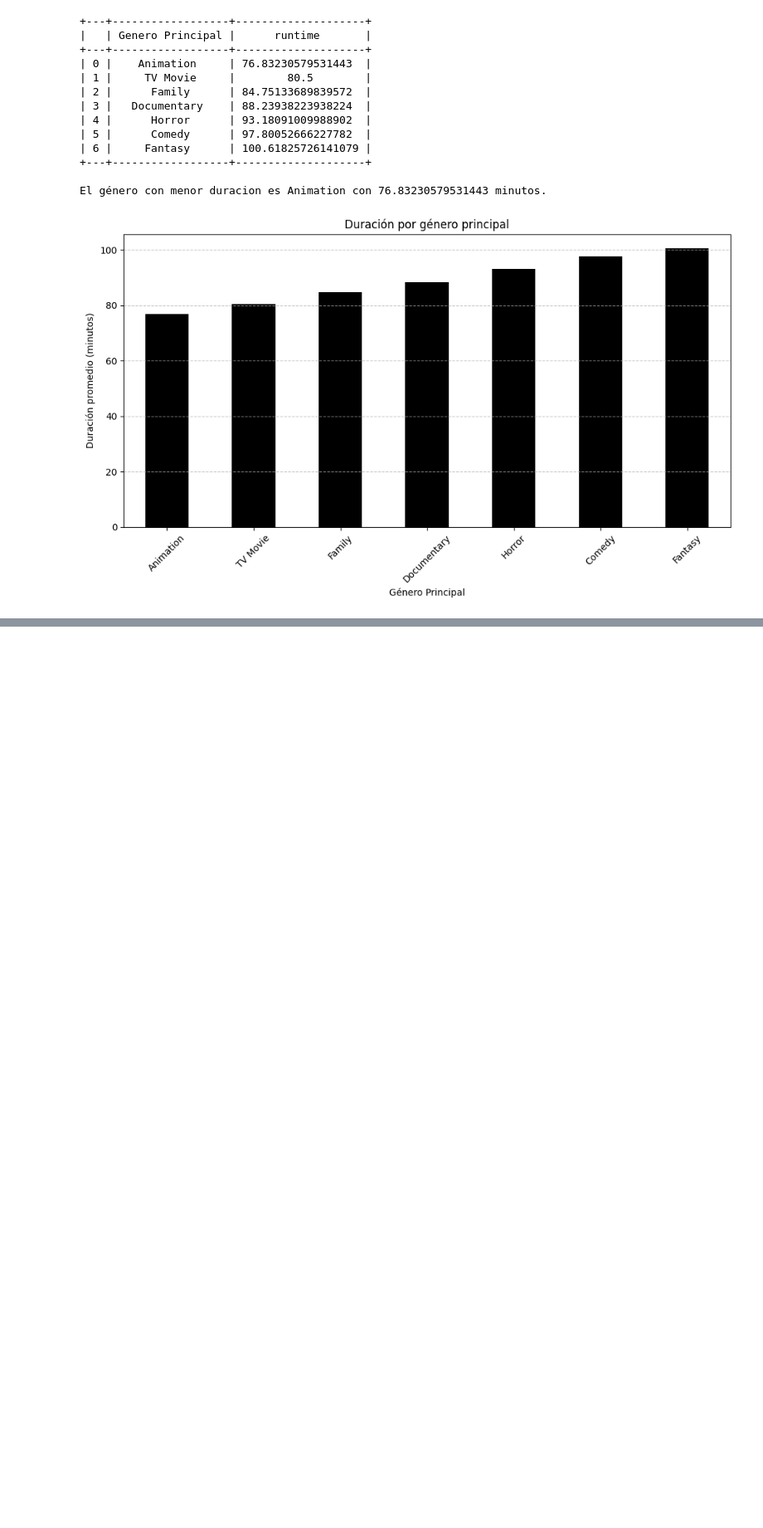
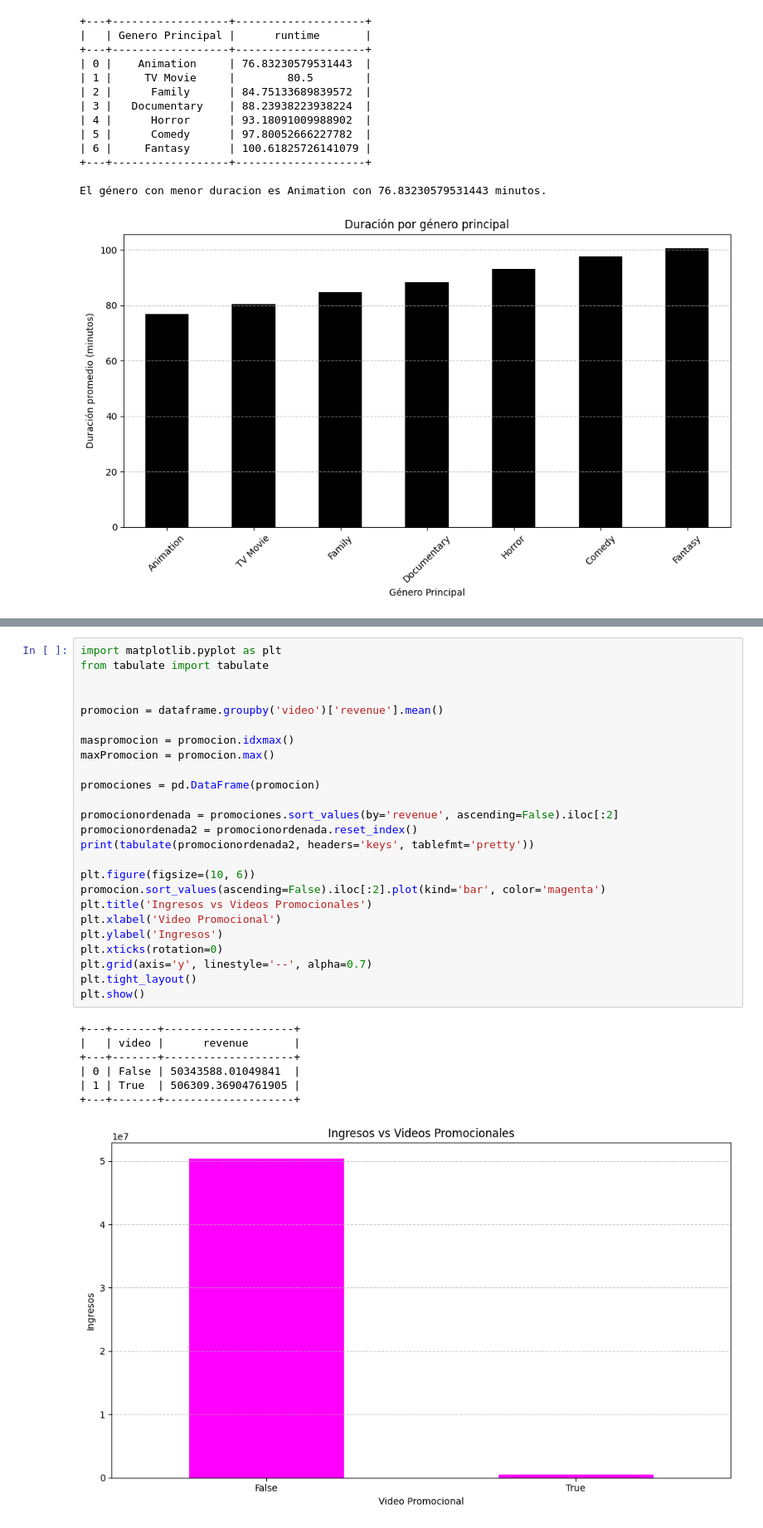
Before and after one commit to Dahernandezsilve/HT1MD, a Jupyter notebook: HT_1_Análisis_Exploratorio.ipynb, the cells around one changed output, grey strips where cells are left out. Shown at 83% size. Cells and saved outputs as stored; diff of their text form; blank space fills up the shorter version.

```diff
--- a/HT_1_Análisis_Exploratorio.ipynb
+++ b/HT_1_Análisis_Exploratorio.ipynb
@@ -995,0 +1053,33 @@ El género con menor duracion es Animation con 76.83230579531443 minutos.
+# %%
+import matplotlib.pyplot as plt
+from tabulate import tabulate
+
+
+promocion = dataframe.groupby('video')['revenue'].mean()
+
+maspromocion = promocion.idxmax()
+maxPromocion = promocion.max()
+
+promociones = pd.DataFrame(promocion)
+
+promocionordenada = promociones.sort_values(by='revenue', ascending=False).iloc[:2]
+promocionordenada2 = promocionordenada.reset_index()
+print(tabulate(promocionordenada2, headers='keys', tablefmt='pretty'))
+
+plt.figure(figsize=(10, 6))
+promocion.sort_values(ascending=False).iloc[:2].plot(kind='bar', color='magenta')
+plt.title('Ingresos vs Videos Promocionales')
+plt.xlabel('Video Promocional')
+plt.ylabel('Ingresos')
+plt.xticks(rotation=0)
+plt.grid(axis='y', linestyle='--', alpha=0.7)
+plt.tight_layout()
+plt.show()
+# %% [output]
++---+-------+--------------------+
+|   | video |      revenue       |
++---+-------+--------------------+
+| 0 | False | 50343588.01049841  |
+| 1 | True  | 506309.36904761905 |
++---+-------+--------------------+
+[figure, added]
```
Also changed, not shown: parts of 5 cells of this notebook.
